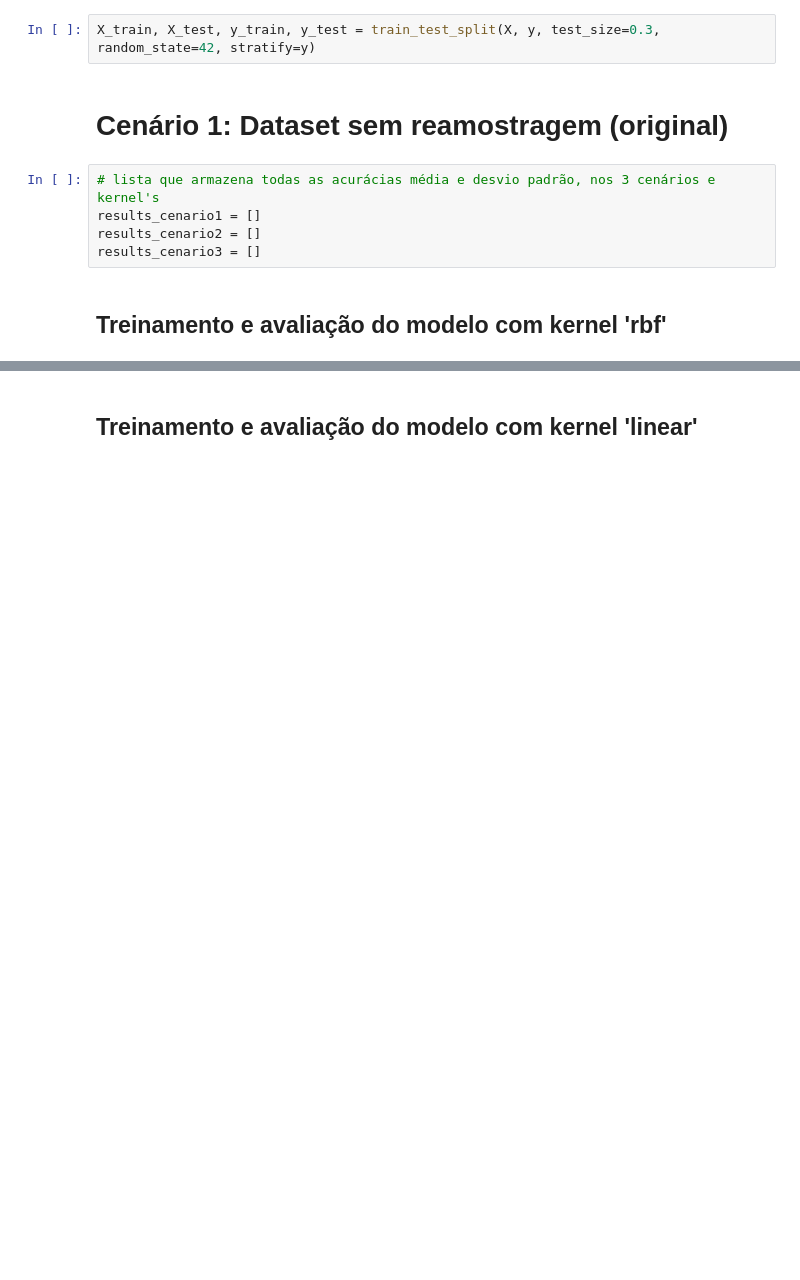
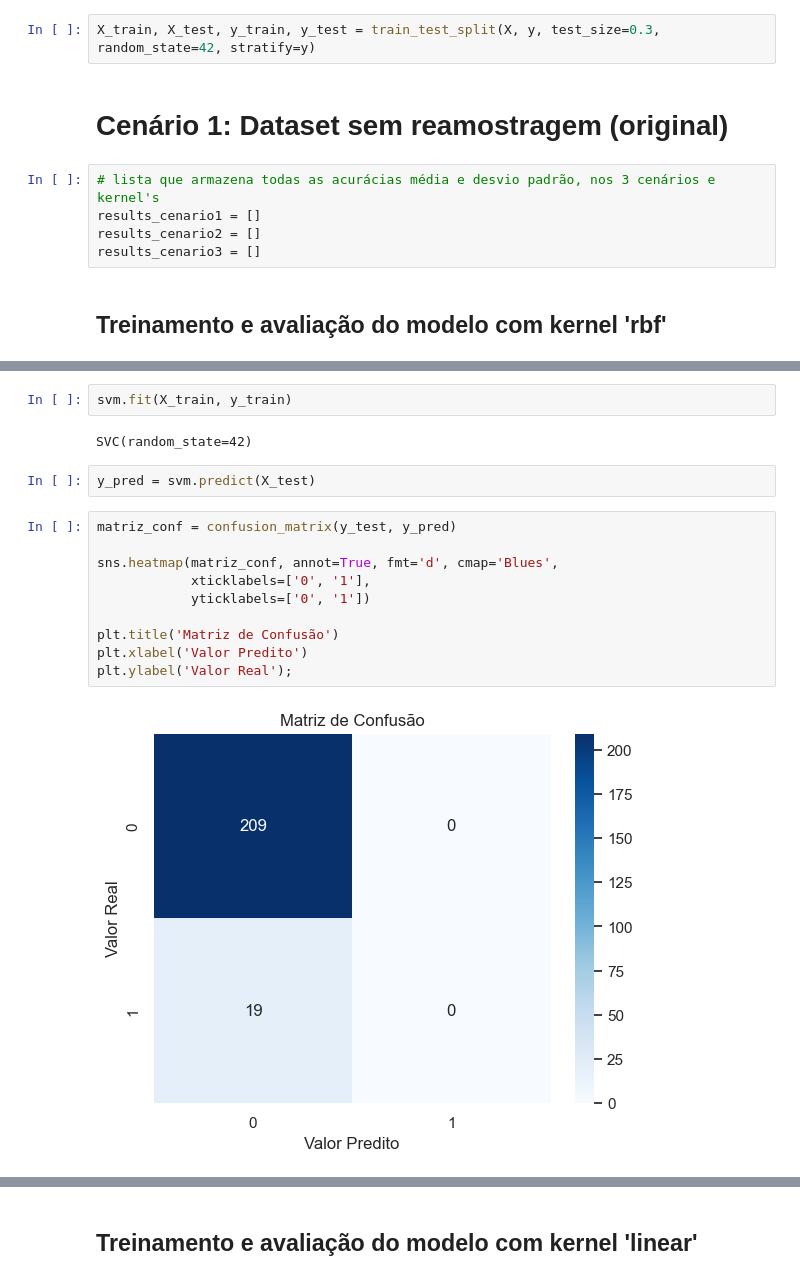
Before and after one commit to WesleydosSantos/machine-learning-tecnicas, a Jupyter notebook: Modelos/svm.ipynb, the cells around one changed output, grey strips where cells are left out. Cells and saved outputs as stored; diff of their text form; blank space fills up the shorter version.

```diff
--- a/Modelos/svm.ipynb
+++ b/Modelos/svm.ipynb
@@ -276,0 +258,18 @@ Desvio padrão da acurácia: 0.93%
+# %%
+svm.fit(X_train, y_train)
+# %% [output]
+SVC(random_state=42)
+# %%
+y_pred = svm.predict(X_test)
+# %%
+matriz_conf = confusion_matrix(y_test, y_pred)
+
+sns.heatmap(matriz_conf, annot=True, fmt='d', cmap='Blues',
+            xticklabels=['0', '1'],
+            yticklabels=['0', '1'])
+
+plt.title('Matriz de Confusão')
+plt.xlabel('Valor Predito')
+plt.ylabel('Valor Real');
+# %% [output]
+[figure, added]
```
Also changed, not shown: parts of 65 cells of this notebook.
